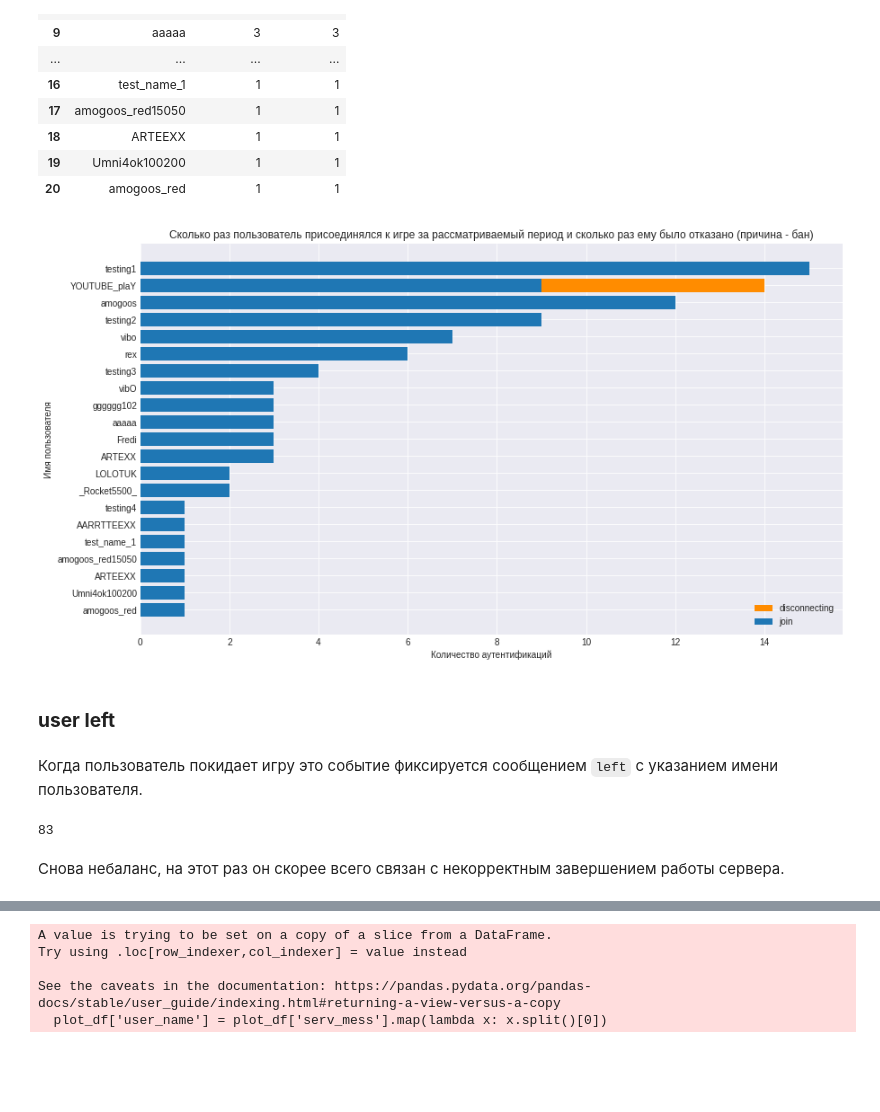
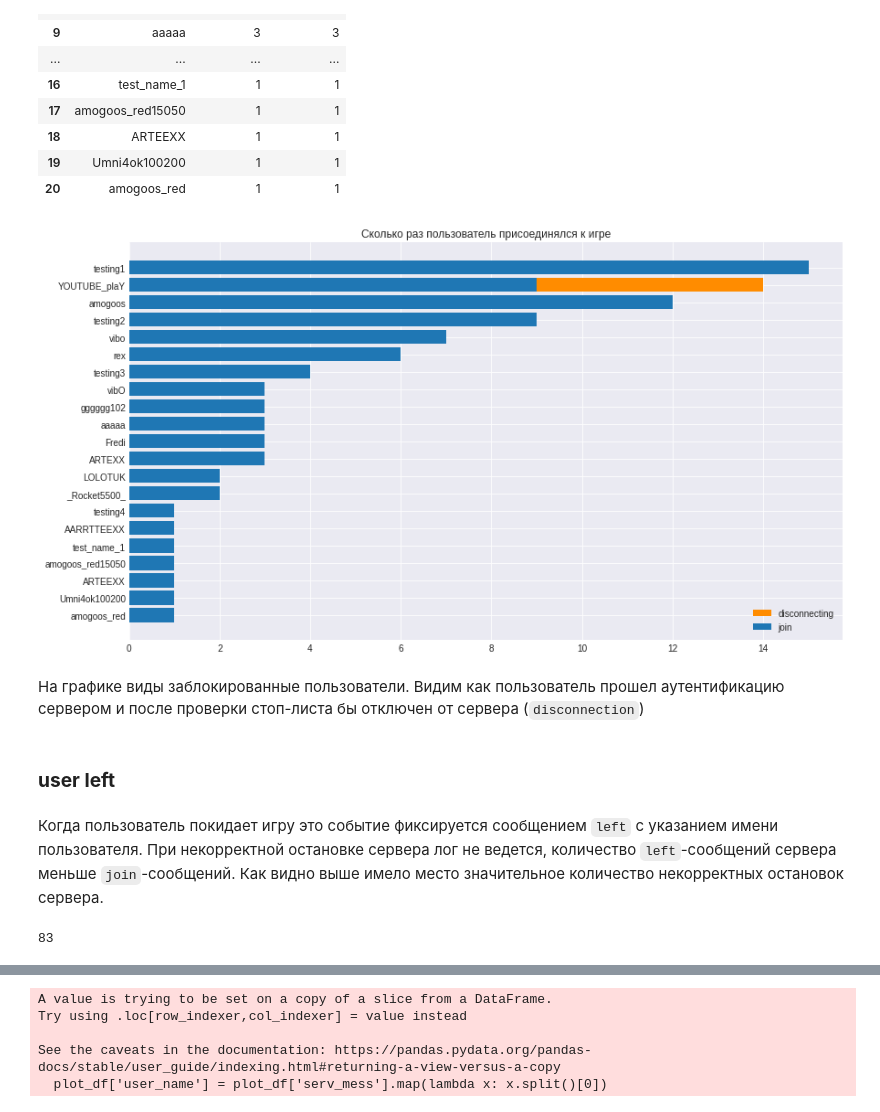
Before and after one commit to vi-bo/minecraft_log, a Jupyter notebook: mc_logs_4.2_anallys_text_mess.ipynb, the cells around one changed output, grey strips where cells are left out. Saved outputs shown, nothing was run; the diff lists cells and outputs as text; code cells hidden in the pictures; blank space fills up the shorter version.

```diff
--- a/mc_logs_4.2_anallys_text_mess.ipynb
+++ b/mc_logs_4.2_anallys_text_mess.ipynb
@@ -48,3 +29,0 @@ data_logs[['date', 'time', 'serv_teg_inf', 'serv_teg', 'serv_mess', 'plug_name',
-# %%
-summary = data_logs[['date',	'time', 'serv_teg_inf', 'serv_teg', 'serv_mess', 'user_authenticator_number', 'worker_main_number', 'async_chat_thread_number']]
-summary
@@ -645,12 +565,12 @@ with plt.style.context(plt.style.available[plot_style]):
   for i, total in enumerate(values_y):
     ax.text(i, total + 0.5, values_y[i], ha='center')
 
-  plt.axhline(y=med_join, color='red', linestyle='--', linewidth=1, label='median')
+  plt.axhline(y=med_join, color='red', linestyle='--', linewidth=1, label=f'median - {med_join}')
 
-  plt.title(f'Сколько раз пользователи присоединились к игре, "user join"\n(за {len(groups_x)} дней - всего {sum(values_y)} раз, медианное значение - {med_join} раз за день)')
+  plt.title(f'Сколько раз пользователи присоединились к игре\n(всего {sum(values_y)} раз)')
   ax.legend(loc='best')
   ax.set_xlabel('Дата')
   ax.set_ylim(0, 26)
-  ax.set_ylabel('Количество аутентификаций')
+  # ax.set_ylabel('Количество')
   plt.show()
 # %% [output]
@@ -658,2 +578,30 @@ with plt.style.context(plt.style.available[plot_style]):
 # %% [markdown]
 Сравнивая графики аутентификации пользователей и заходов непосредственно в игру видно, что они не совпадают. Так происходит когда пользователь с указанным ником был поставлен в стоп-лист, т.е. сервер успешно проводит аутентификацию пользователя, видит, что он в стоп-листе и не дает присоединиться к игре. Считая разницу между количеством аутентификаций игроков и показателем `join` можно опосредовано найти количество попыток попасть на сервер после блокировки. Ниже пример в котором видно, как проходит аутентификация пользователя, а затем идет сообщение о разъединении (`Disconnecting`).
+# %%
+# vibo: data
+groups_x = plot_df['date'].values
+values_y = plot_df['count_join'].values
+
+plot_df_auth = summary[summary['serv_teg_inf'] == 'User Authenticator'].groupby(['date'])['date'].count().to_frame(name='count_authent').reset_index()
+groups_x_auth = plot_df_auth['date'].values
+values_y_auth = plot_df_auth['count_authent'].values
+
+# vibo: bar chart whith total value labels
+# vibo: здесь можно поиграться с номером темы (0-27)
+plot_style = 16
+with plt.style.context(plt.style.available[plot_style]):
+  fig, ax = plt.subplots(figsize=(14, 8))
+  ax.bar(groups_x_auth, values_y_auth, label = "bann", color='darkorange')
+  ax.bar(groups_x, values_y, label = "count_join")
+
+  # for i, total in enumerate(values_y):
+  #   ax.text(i, total + 0.5, values_y[i], ha='center')
+
+  # plt.axhline(y=med_join, color='red', linestyle='--', linewidth=1, label=f'median - {med_join}')
+
+  plt.title(f'Сколько раз пользователи присоединились к игре\n(всего {sum(values_y_auth)} запроса, из них {sum(values_y_auth) - sum(values_y)} отклонены по причине банна)')
+  ax.legend(loc='best')
+  ax.set_xlabel('Дата')
+  ax.set_ylim(0, 26)
+  # ax.set_ylabel('Количество')
+  plt.show()
@@ -755,36 +720,36 @@ res_plot_df
 # %%
 # vibo: data
 groups_x = res_plot_df['user_name'].values[::-1]
 values_y_auth = res_plot_df['count_auth'].values[::-1]
 values_y_join = res_plot_df['count_join'].values[::-1]
 
 # vibo: bar chart whith
 # vibo: здесь можно поиграться с номером темы (0-27)
 plot_style = 16
 with plt.style.context(plt.style.available[plot_style]):
   fig, ax = plt.subplots(figsize=(14, 8))
   ax.barh(groups_x, values_y_auth, label = "disconnecting", color='darkorange')
   ax.barh(groups_x, values_y_join, label = "join")
 
-  plt.title(f'Сколько раз пользователь присоединялся к игре за рассматриваемый период и сколько раз ему было отказано (причина - бан)')
+  plt.title(f'Сколько раз пользователь присоединялся к игре')
   ax.legend(loc='best')
-  ax.set_xlabel('Количество аутентификаций')
-  ax.set_ylabel('Имя пользователя')
+  # ax.set_xlabel('Количество')
+  # ax.set_ylabel('Имя пользователя')
   plt.show()
 # %% [output]
-[figure, old version]
+[figure, new version]
+# %% [markdown]
+На графике виды заблокированные пользователи. Видим как пользователь прошел аутентификацию сервером и после проверки стоп-листа бы отключен от сервера (`disconnection`)
 # %% [markdown]
 ### **user left**
 # %% [markdown]
-Когда пользователь покидает игру это событие фиксируется сообщением `left` с указанием имени пользователя.
+Когда пользователь покидает игру это событие фиксируется сообщением `left` с указанием имени пользователя. При некорректной остановке сервера лог не ведется, количество `left`-сообщений сервера меньше `join`-сообщений. Как видно выше имело место значительное количество некорректных остановок сервера.
 # %%
 sub_summary['is_user_left'] = sub_summary['serv_mess'].map(lambda x: 'left' in x)
 ind_user_left = sub_summary[sub_summary['is_user_left'] == True].index
 len(ind_user_left)
 # %% [output]
 83
-# %% [markdown]
-Снова небаланс, на этот раз он скорее всего связан с некорректным завершением работы сервера.
 # %%
 sub_summary[sub_summary.index.isin(ind_user_left)]
 # %% [output]
```
Also changed, not shown: parts of 132 cells of this notebook, 5 other files.
